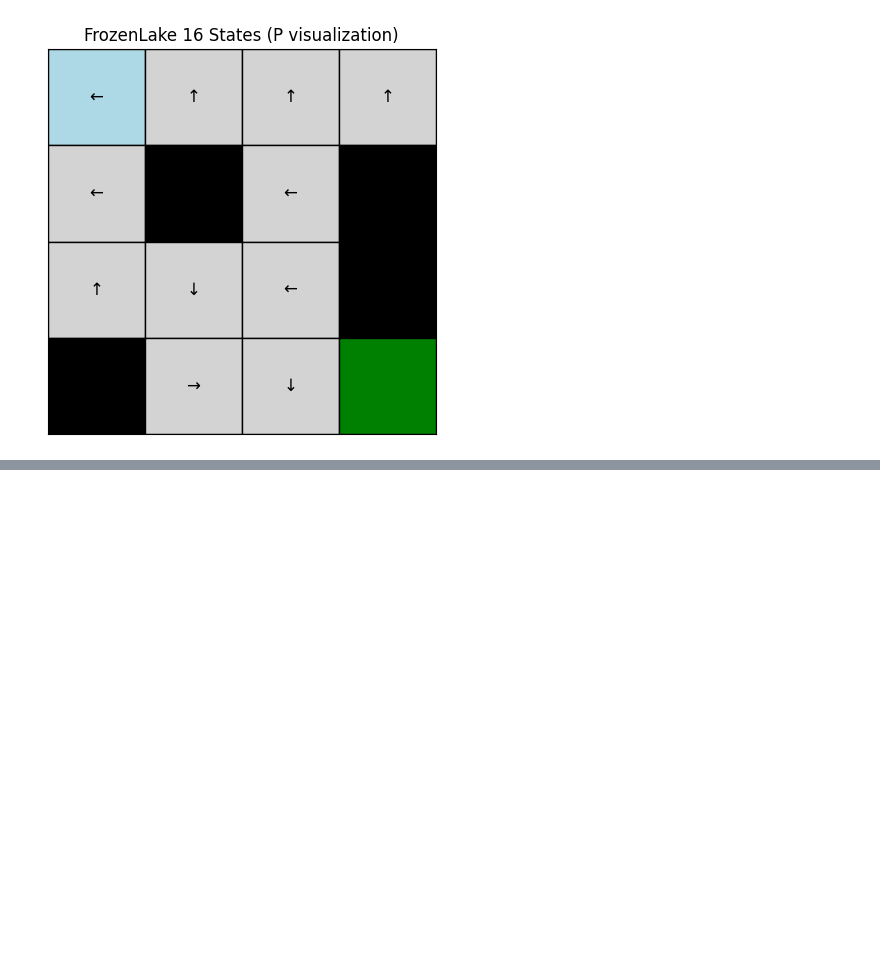
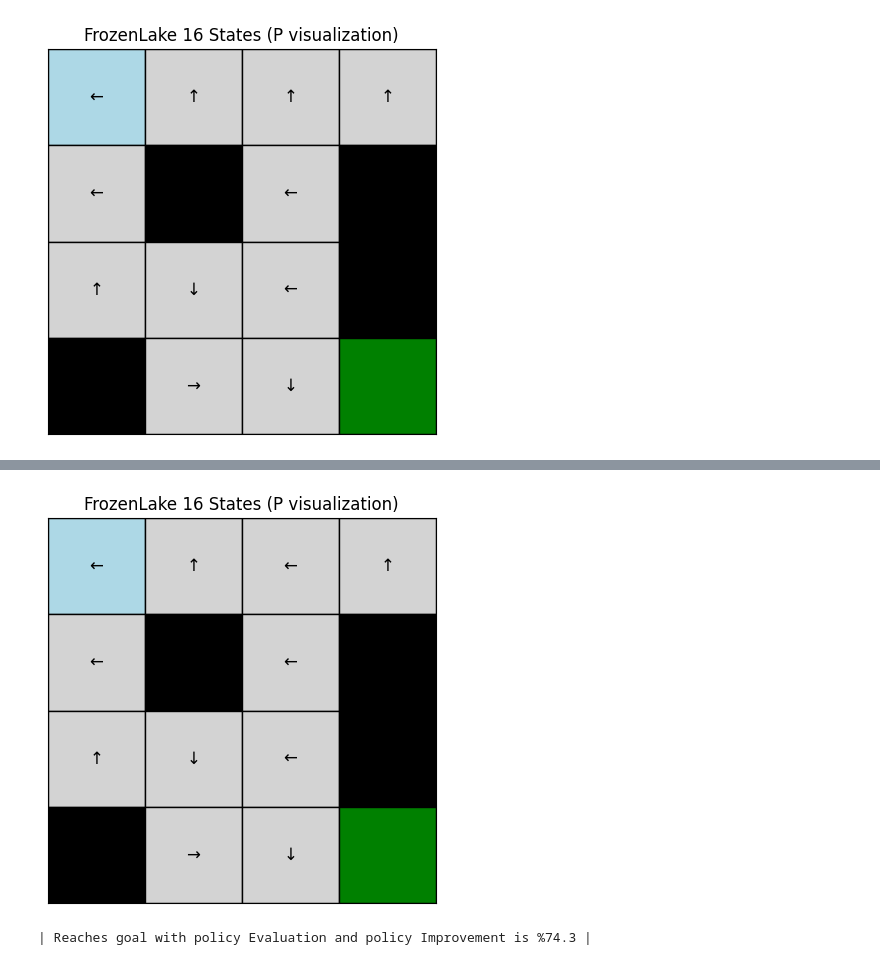
Before and after one commit to aiaaee/Stochastic-Policy-Iteration-in-Markov-Environments, a Jupyter notebook: stochastic_policy_iteration.ipynb, the cells around one changed output, grey strips where cells are left out. Saved outputs shown, nothing was run; the diff lists cells and outputs as text; code cells hidden in the pictures; blank space fills up the shorter version.

```diff
--- a/stochastic_policy_iteration.ipynb
+++ b/stochastic_policy_iteration.ipynb
@@ -206,0 +226,8 @@ print(f'| Success Rate with policy Evaluation and policy Improvement is %{succes
+# %%
+go_get.plot_table_policy_improvement(go_get_policy_improvement)
+# %% [output]
+[figure, added]
+# %%
+print(f'| Reaches goal with policy Evaluation and policy Improvement is %{go_get.success_rate(go_get_policy_improvement)} | ')
+# %% [output]
+| Reaches goal with policy Evaluation and policy Improvement is %74.3 |
```
Also changed, not shown: parts of 10 cells of this notebook.
